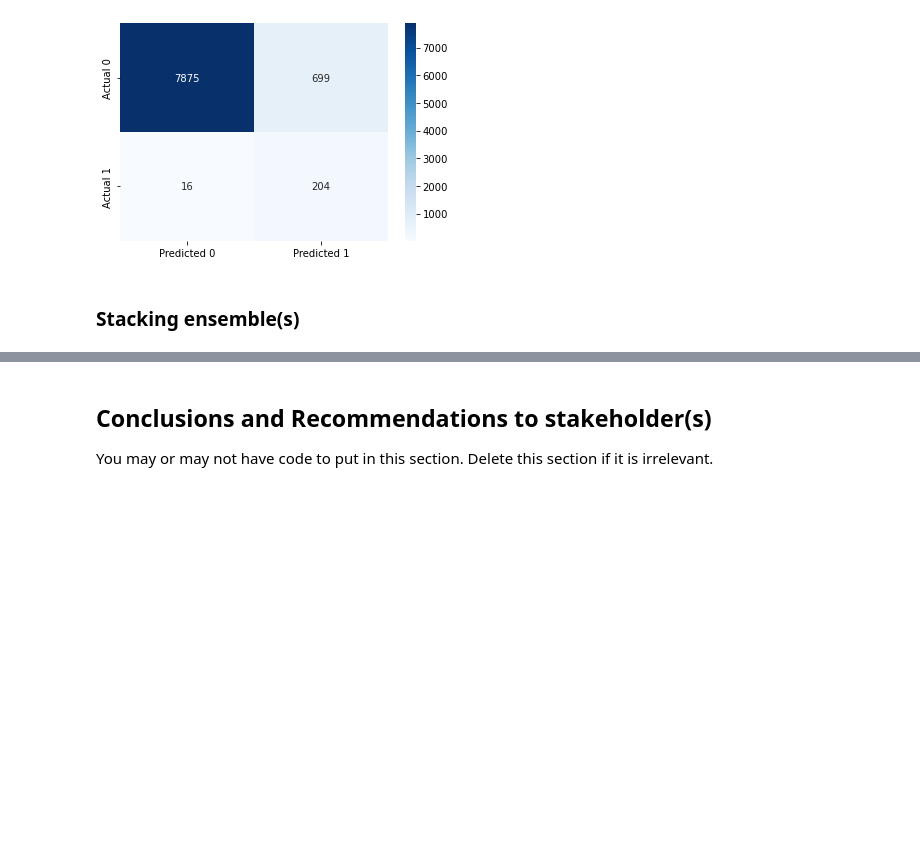
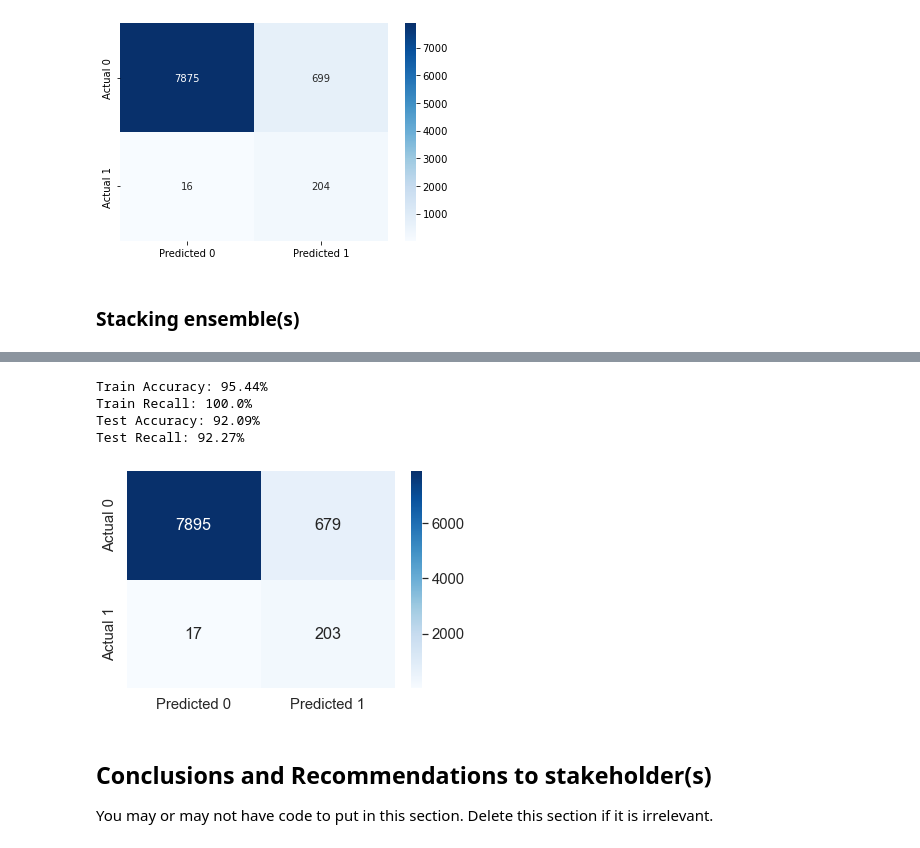
Before and after one commit to lilz827/final-project-303-3, a Jupyter notebook: Project Code Template.ipynb, the cells around one changed output, grey strips where cells are left out. Drawn from its saved outputs; the diff is of its cells as text; code cells hidden in the pictures; blank space fills up the shorter version.

```diff
--- a/Project Code Template.ipynb
+++ b/Project Code Template.ipynb
@@ -696,3 +755,32 @@ Test Recall: 92.73%
+# %%
+#choosing 0.012832
+desired_threshold = 0.012832
+
+#getting train accuracy and recall
+ypred_prob_train = stacking_ensemble_model.predict_proba(X_train)[:,1]
+ypred_train = ypred_prob_train > desired_threshold
+ypred_train = ypred_train.astype(int)
+
+#getting test accuracy and recall
+ypred_prob_test = stacking_ensemble_model.predict_proba(X_test)[:,1]
+ypred_test = ypred_prob_test > desired_threshold
+ypred_test = ypred_test.astype(int)
+
+print("Train Accuracy: " + str(round(accuracy_score(y_train, ypred_train)*100, 2)) + "%")
+print("Train Recall: " + str(recall_score(y_train, ypred_train)*100) + "%")
+print("Test Accuracy: " + str(round(accuracy_score(y_test, ypred_test)*100, 2)) + "%")
+print("Test Recall: " + str(round(recall_score(y_test, ypred_test)*100, 2)) + "%")
+
+#confusion matrix of test data
+cm = pd.DataFrame(confusion_matrix(y_test, ypred_test),
+                  columns=['Predicted 0', 'Predicted 1'], index = ['Actual 0', 'Actual 1'])
+sns.heatmap(cm, annot=True, cmap='Blues', fmt='g');
+# %% [output]
+Train Accuracy: 95.44%
+Train Recall: 100.0%
+Test Accuracy: 92.09%
+Test Recall: 92.27%
+[figure, added]
 # %% [markdown]
 ## Conclusions and Recommendations to stakeholder(s)
 
```
Also changed, not shown: parts of 6 cells of this notebook.
